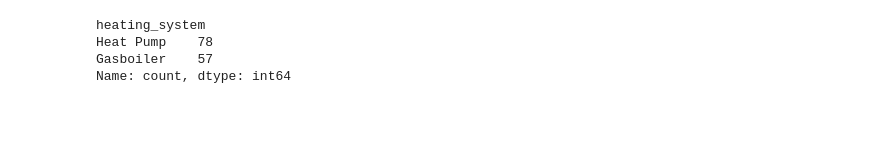
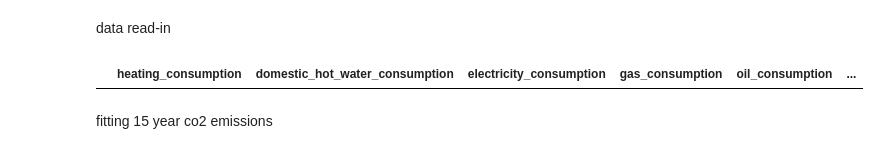
Before and after one commit to Marien-J/luminus, a Jupyter notebook: luminalysis.ipynb, the cells around one changed output. Cells and saved outputs as stored; diff of their text form; code cells hidden in the pictures; blank space fills up the shorter version.

```diff
--- a/luminalysis.ipynb
+++ b/luminalysis.ipynb
@@ -54,6 +54,8 @@ from luminalysis_functions import example_cases, dynamic_co2, fit_co2, mod_solar
 #                                              x.gas_consumption,
 #                                              x.electricity_consumption,
 #                                              x.heating_system), axis = 1)
+# %% [markdown]
+data read-in
 # %%
 
 
@@ -61,6 +63,8 @@ from luminalysis_functions import example_cases, dynamic_co2, fit_co2, mod_solar
 df = pd.read_feather('data/archetypes_luminus_trimmed.ftr')
 df['tco'] = df.total_investment_cost + df.electricity_consumption*15*ELECTRICITY_PRICE['BE'] + df.gas_consumption*GAS_PRICE['BE'] * 15+ df.total_oil_cost -df.electricity_injected * INJECTION_PRICE['BE'] * 15
 df['total_co2'] = df.electricity_consumption * 0.171 + df.gas_consumption * 0.056 * 3.6 + df.oil_consumption * 0.074 * 3.6 - df.electricity_injected * 0.171
+df.loc[ (df['heating_system'] == 'Heat Pump')& (df['dhw_system'] == 'HP Boiler') & (df.oil_consumption == df.domestic_hot_water_consumption), 'electricity_consumption'] = df.electricity_consumption + df.oil_consumption
+df.loc[ (df['heating_system'] == 'Heat Pump')& (df['dhw_system'] == 'HP Boiler') & (df.oil_consumption == df.domestic_hot_water_consumption), 'oil_consumption'] = 0
 # df['mapped_epc'] = df.apply(lambda x: map_epc( epc = x.epc_ind,
 #                                                 co2 = x.total_co2 / x.total_floor_area), axis = 1)
 optimal_unmodded_temp = df[df.epc_ind<=100].sort_values(by = 'tco', ascending = True).drop_duplicates(subset = 'name', keep = 'first')
@@ -68,12 +72,13 @@ optimal_unmodded_temp['dataset'] = 'unmodded'
 optimal_modded_temp = df[df.epc_ind<=100].sort_values(by = 'tco', ascending = True).drop_duplicates(subset = 'name', keep = 'first')
 optimal_modded_temp['dataset'] = 'modded'
 # %%
-df[(df['epc_ind'] < 100)].sort_values(by='tco', ascending=True).drop_duplicates(subset=['name'], keep='first').heating_system.value_counts()
+testcase2 = df[(df['epc_ind'] <= 100) & (df['heating_system'] == 'Heat Pump')& (df['dhw_system'] == 'HP Boiler')].sort_values(by='tco', ascending=True).drop_duplicates(subset=['name'], keep='first')
-# %% [output]
-heating_system
-Heat Pump    78
-Gasboiler    57
-Name: count, dtype: int64
+# %%
+testcase2[testcase2.oil_consumption > 0][['heating_consumption', 'domestic_hot_water_consumption', 'electricity_consumption', 'gas_consumption', 'oil_consumption', 'scenario_name']]
+# %% [output]
+|  | heating_consumption | domestic_hot_water_consumption | electricity_consumption | gas_consumption | oil_consumption | ... |
+# %% [markdown]
+fitting 15 year co2 emissions
 # %%
 x_fit, y_fit_central, y_fit_electrification, fig = fit_co2(central_scenario = ELEC_CO2_INTENSITY, electrification_scenario = ELEC_CO2_INTENSITY_ELECTRIFICATION, returnplot = True)
 # Plot the data and the fit
```
Also changed, not shown: parts of 11 cells of this notebook, 1 other file.
